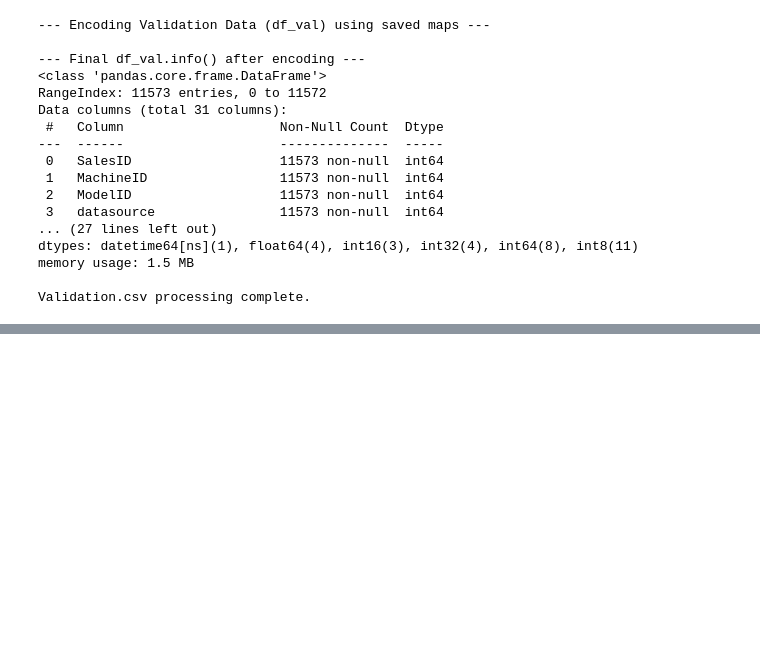
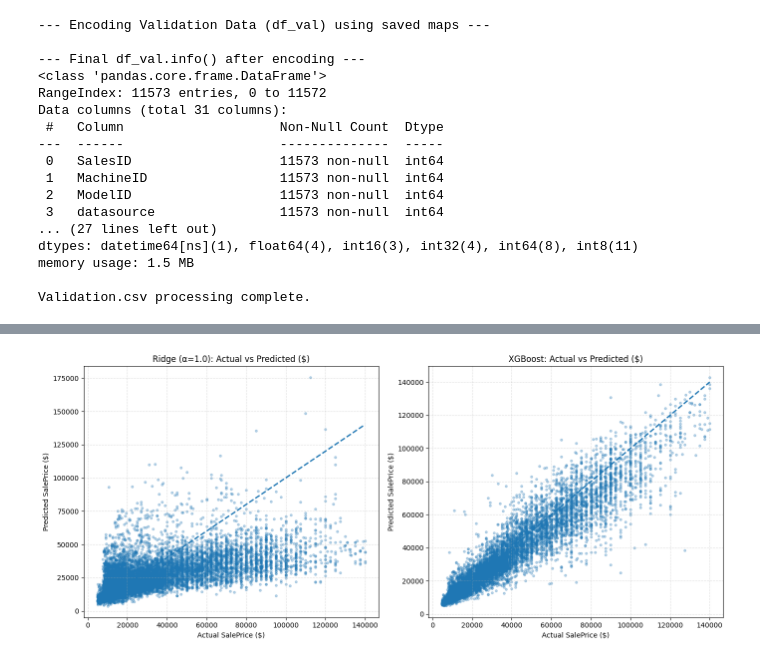
Before and after one commit to kunal768/CMPE255-Predicting-Bulldozer-Auction-Prices, a Jupyter notebook: XGBoost_regression_model.ipynb, the cells around one changed output, grey strips where cells are left out. Drawn from its saved outputs; the diff is of its cells as text; code cells hidden in the pictures; blank space fills up the shorter version.

```diff
--- a/XGBoost_regression_model.ipynb
+++ b/XGBoost_regression_model.ipynb
@@ -2007,0 +1435,45 @@ Overall, the visualization clearly indicates that **XGBoost Regressor is a super
+# %%
+import numpy as np
+import pandas as pd
+import matplotlib.pyplot as plt
+
+# --- Helpers ---
+# Uses whatever you set earlier; if missing, default to np.exp
+inv_log = globals().get("inv_log", np.exp)
+
+def _safe_to_dollars(arr_log):
+    """Convert log target/preds back to dollars using the chosen inverse."""
+    return inv_log(np.asarray(arr_log))
+
+# Convert validation target & preds to $ (for both models)
+y_val_dollar = _safe_to_dollars(y_val)
+ridge_val_pred_dollar = _safe_to_dollars(y_val_pred_log_ridge)
+xgb_val_pred_dollar   = _safe_to_dollars(y_val_pred_log_xgb)
+
+# =============  Actual vs Predicted in Dollars (side-by-side) =============
+plt.figure(figsize=(14,6))
+
+# Ridge
+plt.subplot(1,2,1)
+plt.scatter(y_val_dollar, ridge_val_pred_dollar, alpha=0.3, s=10)
+mn, mx = float(np.min(y_val_dollar)), float(np.max(y_val_dollar))
+plt.plot([mn, mx], [mn, mx], '--', linewidth=2)
+plt.xlabel("Actual SalePrice ($)")
+plt.ylabel("Predicted SalePrice ($)")
+plt.title("Ridge (α=1.0): Actual vs Predicted ($)")
+plt.grid(True, linestyle='--', alpha=0.4)
+
+# XGBoost
+plt.subplot(1,2,2)
+plt.scatter(y_val_dollar, xgb_val_pred_dollar, alpha=0.3, s=10)
+mn, mx = float(np.min(y_val_dollar)), float(np.max(y_val_dollar))
+plt.plot([mn, mx], [mn, mx], '--', linewidth=2)
+plt.xlabel("Actual SalePrice ($)")
+plt.ylabel("Predicted SalePrice ($)")
+plt.title("XGBoost: Actual vs Predicted ($)")
+plt.grid(True, linestyle='--', alpha=0.4)
+
+plt.tight_layout()
+plt.show()
+# %% [output]
+[figure, added]
```
Also changed, not shown: parts of 98 cells of this notebook.
